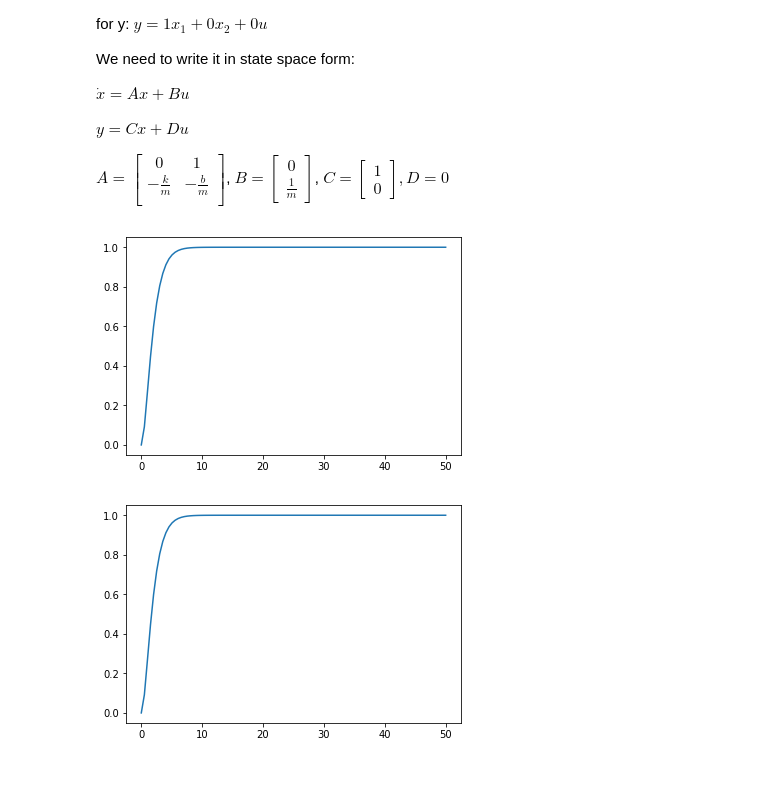
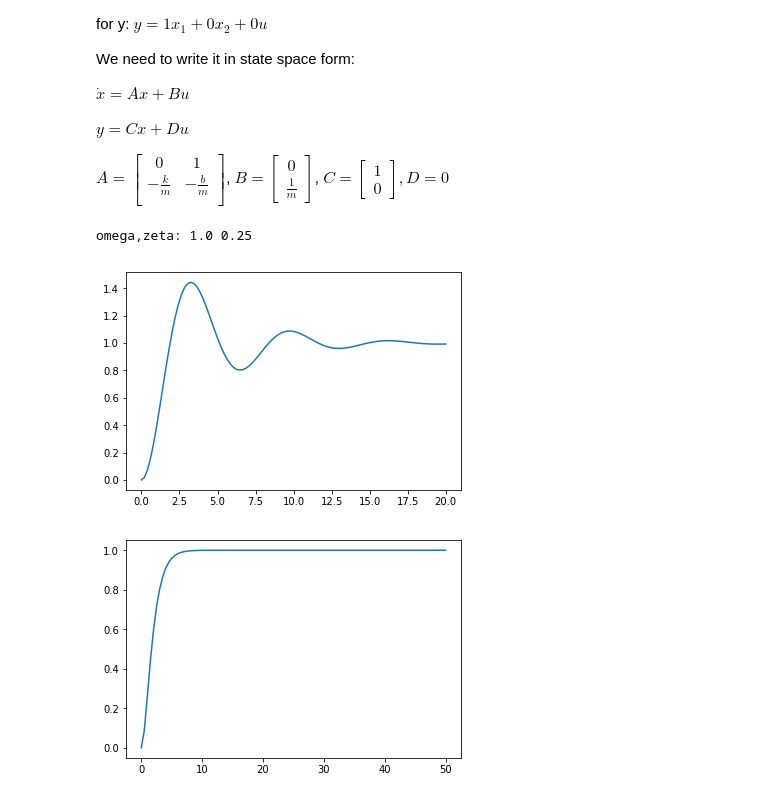
Before and after one commit to ASukhanov/Control, a Jupyter notebook: lti.ipynb, the cells around one changed output. Saved outputs shown, nothing was run; the diff lists cells and outputs as text; code cells hidden in the pictures.

```diff
--- a/lti.ipynb
+++ b/lti.ipynb
@@ -45,15 +45,20 @@ def spring_mass_system(m,b,k):
     ssD = 0.
     return signal.lti(ssA,ssB,ssC,ssD)
 # %%
-m,b,k = 1., 2., 1.
-t = np.linspace(0, 50,100)
+#m,b,k = 1., 2., 1.
+m,b,k = 1., .5, 1.
+t = np.linspace(0, 20,100)
 u = np.ones_like(t)
+zeta = b/2./np.sqrt(m*k)
+omega = np.sqrt(k/m)
+print 'omega,zeta:',omega,zeta
 initial_state = [0.,0.]
 tout, y, x = signal.lsim(spring_mass_system(m,b,k), u, t, X0=initial_state)
 plt.plot(t, y)
 plt.show()
 # %% [output]
+omega,zeta: 1.0 0.25
-[figure, old version]
+[figure, new version]
 # %%
 tout, y, x = signal.lsim(spring_mass_system(m,b,k), u, t, X0=initial_state)
 #tout, y, x = signal.lsim(system, u, t, X0=initial_state)
```
Also changed, not shown: parts of 13 cells of this notebook.
